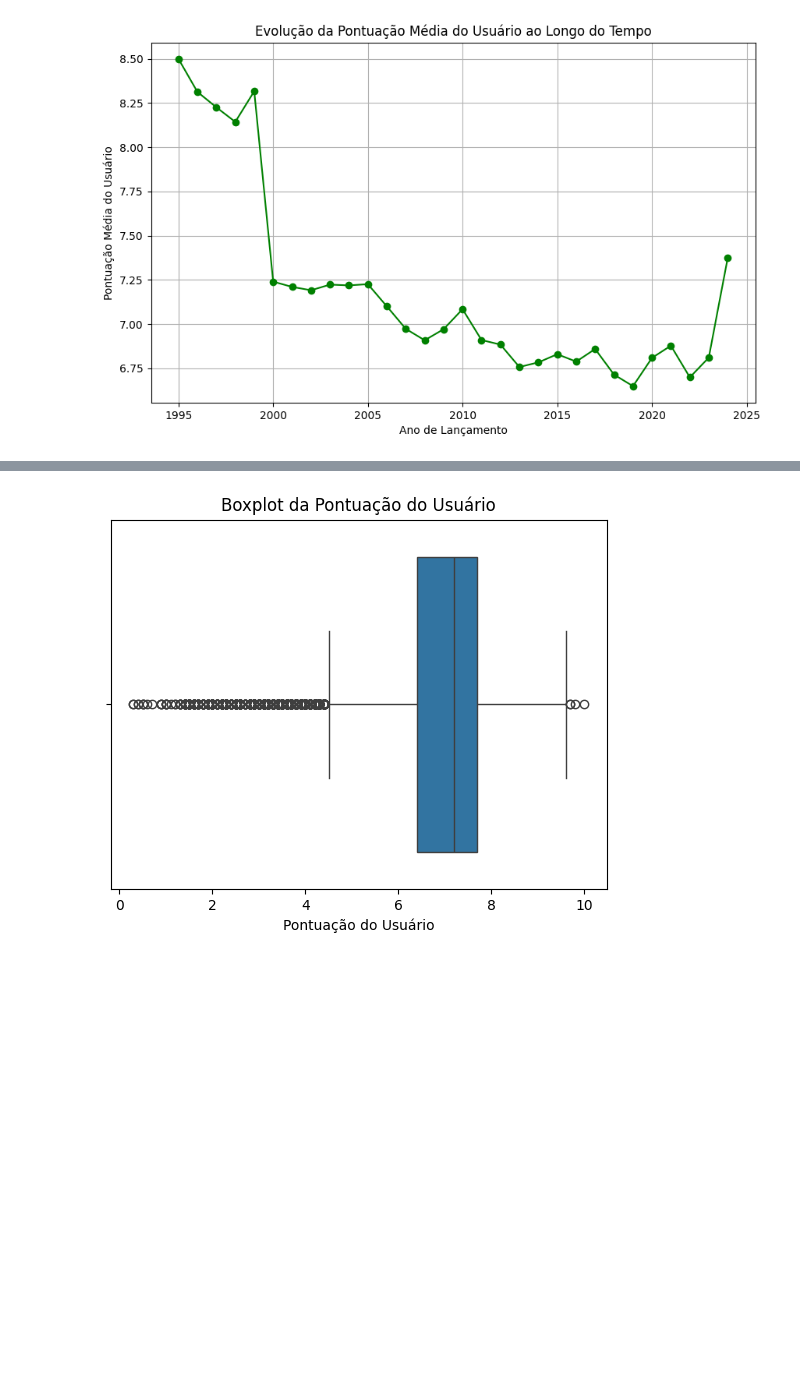
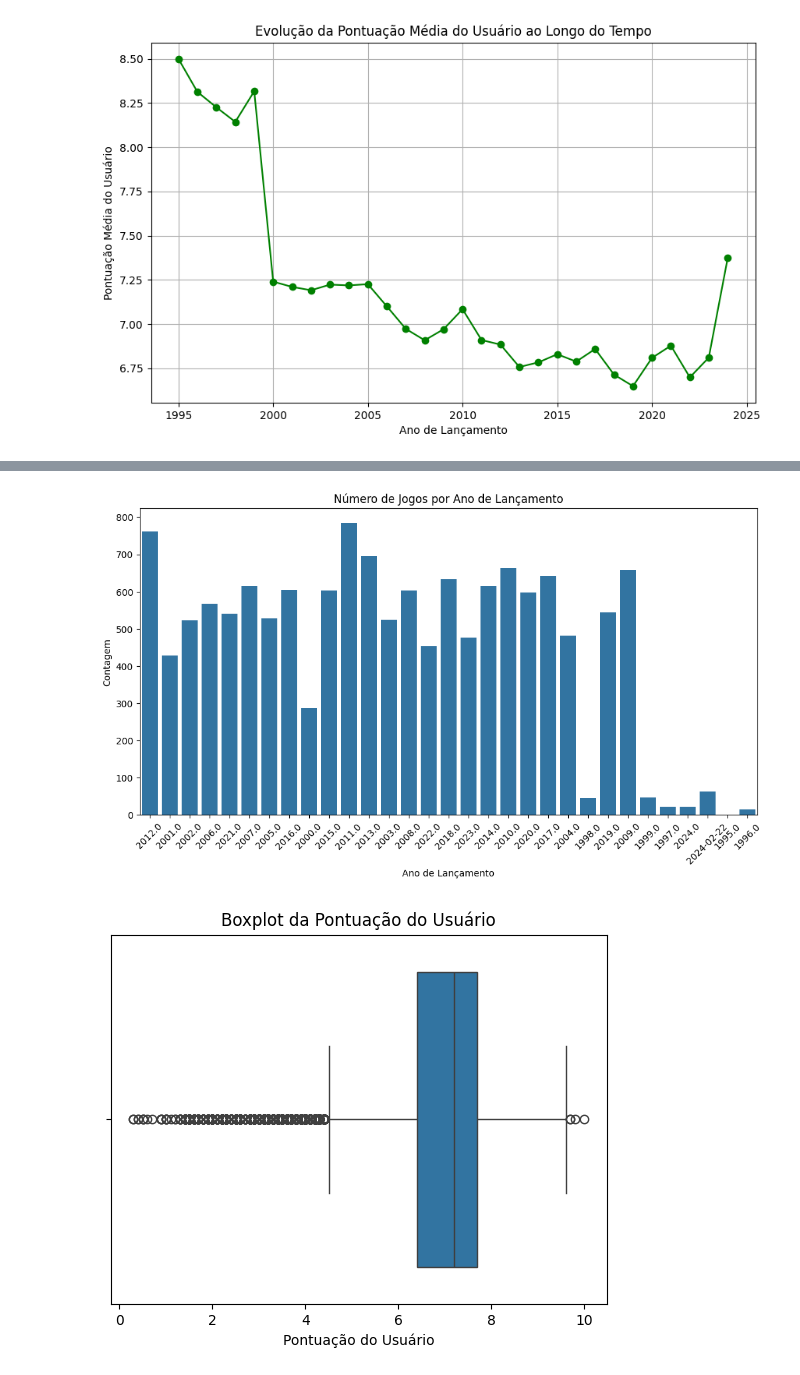
Before and after one commit to luisgoni/ProjetoEstatistica_Mod_5, a Jupyter notebook: Projeto_Estatística.ipynb, the cells around one changed output, grey strips where cells are left out. Drawn from its saved outputs; the diff is of its cells as text; code cells hidden in the pictures; blank space fills up the shorter version.

```diff
--- a/Projeto_Estatística.ipynb
+++ b/Projeto_Estatística.ipynb
@@ -367,3 +395,14 @@ plt.show()
+# %%
+# Gráfico de barras para contagem de jogos por ano de lançamento
+plt.figure(figsize=(12, 6))
+sns.countplot(x=dados['Somente o ano de lancamento '])
+plt.title('Número de Jogos por Ano de Lançamento')
+plt.xlabel('Ano de Lançamento')
+plt.ylabel('Contagem')
+plt.xticks(rotation=45)
+plt.show()
+# %% [output]
+[figure, added]
 # %%
 sns.boxplot(x=df_auxiliar['Pontuação do Usuário'])
 plt.xlabel('Pontuação do Usuário')
```
Also changed, not shown: parts of 29 cells of this notebook.
